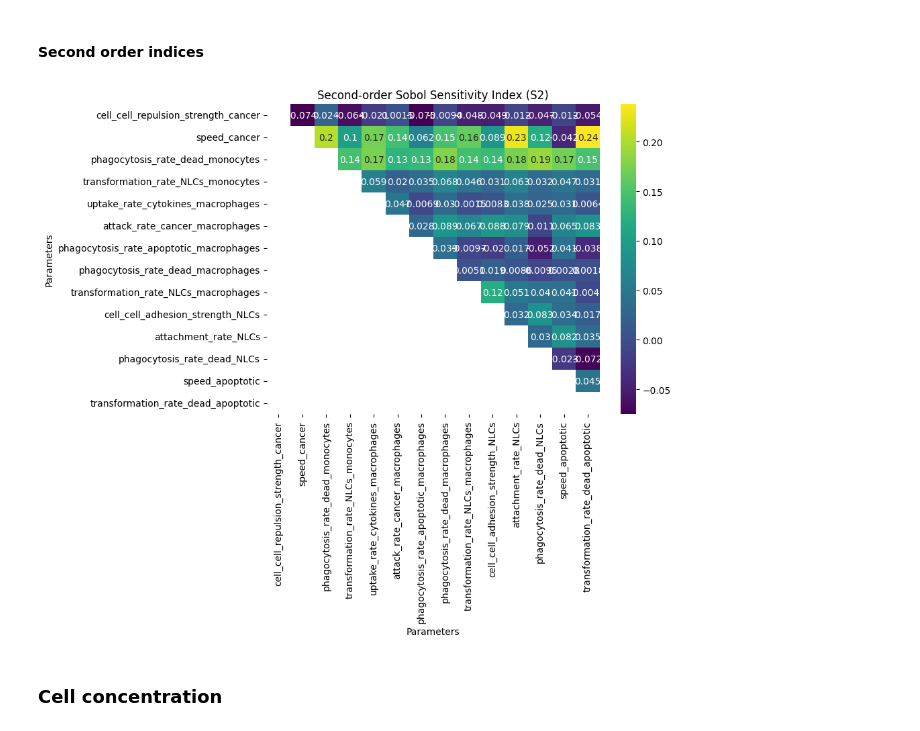
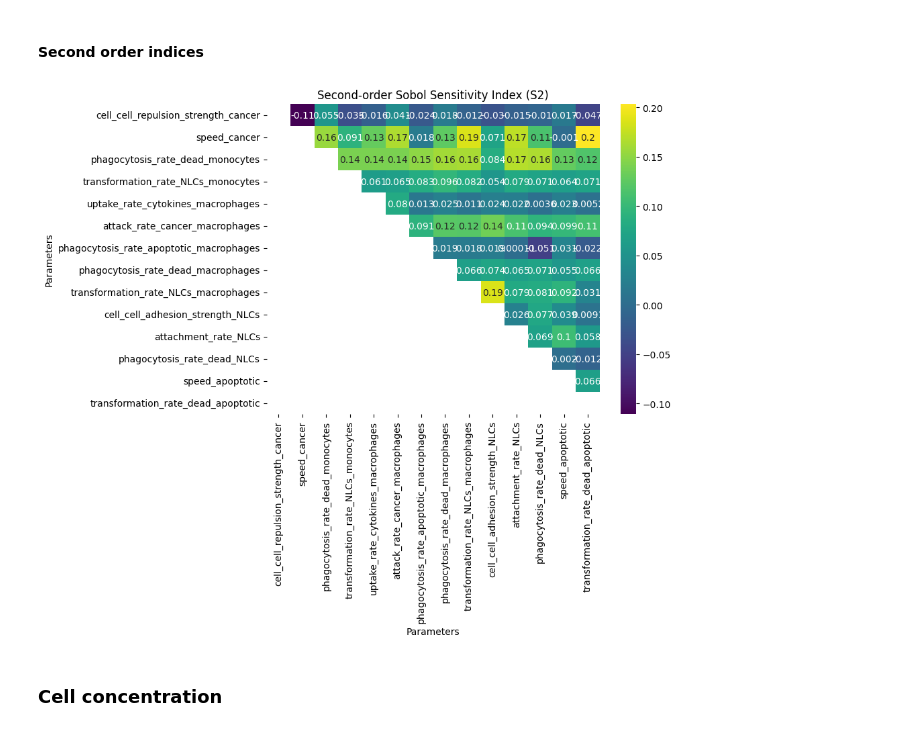
Before and after one commit to mhurtado13/NLC-CLL_HPC_exploration, a Jupyter notebook: Physicell_NLCs-CLL/scripts/SA_analysis.ipynb, the cells around one changed output. Drawn from its saved outputs; the diff is of its cells as text; code cells hidden in the pictures.

```diff
--- a/Physicell_NLCs-CLL/scripts/SA_analysis.ipynb
+++ b/Physicell_NLCs-CLL/scripts/SA_analysis.ipynb
@@ -105,20 +129,20 @@ plt.show()
 # %%
 import seaborn as sns
 import matplotlib.pyplot as plt
 
 # Extract the S2 matrix from the Sobol analysis output
-S2_matrix = Si_S2[6]
+S2_matrix = Si_S2[5]
 
 # Create a heatmap
 plt.figure(figsize=(8, 6))  # Adjust figure size as needed
 sns.heatmap(S2_matrix, annot=True, cmap="viridis", xticklabels=problem['names'], yticklabels=problem['names'])
 
 plt.xlabel("Parameters")
 plt.ylabel("Parameters")
 plt.title("Second-order Sobol Sensitivity Index (S2)")
 plt.show()
 # %% [output]
-[figure, old version]
+[figure, new version]
 # %% [markdown]
 ### Cell concentration
 # %%
```
Also changed, not shown: parts of 6 cells of this notebook.
